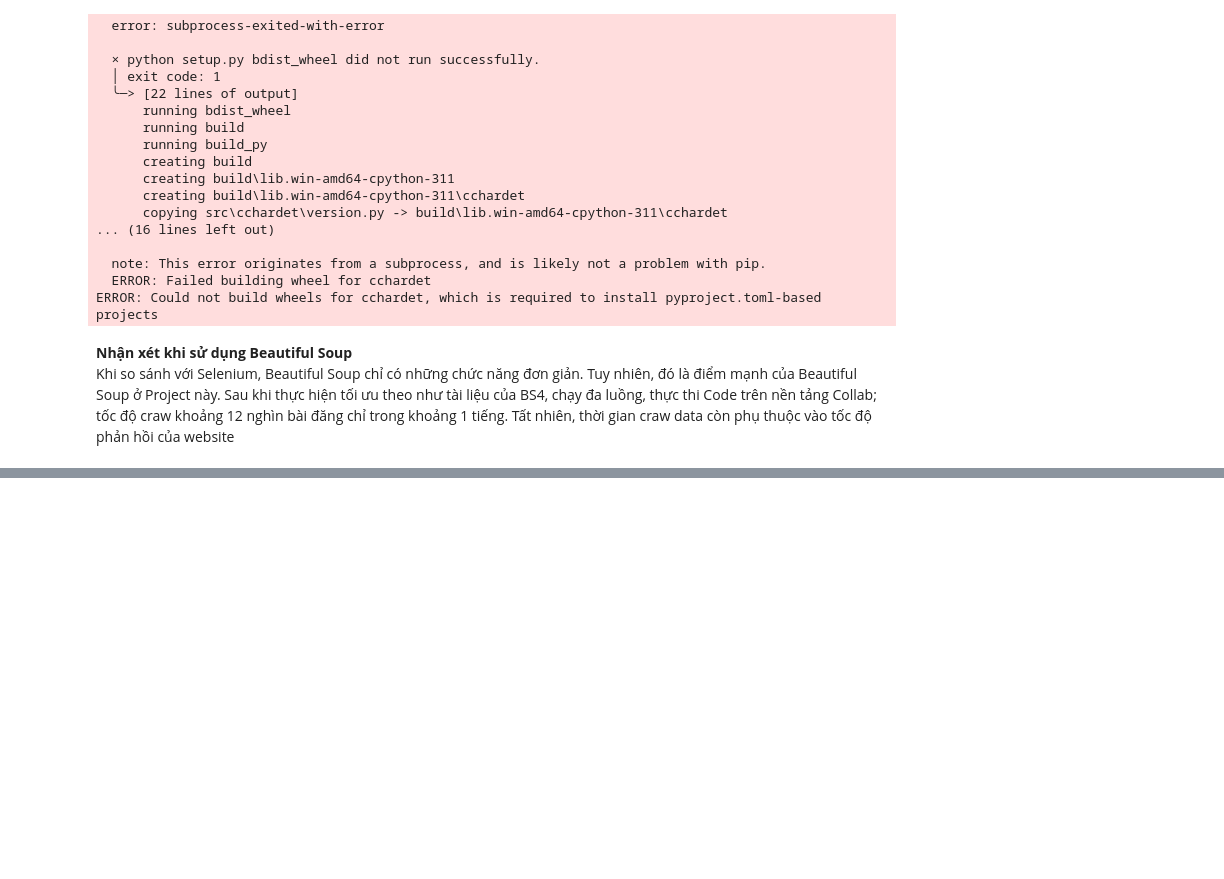
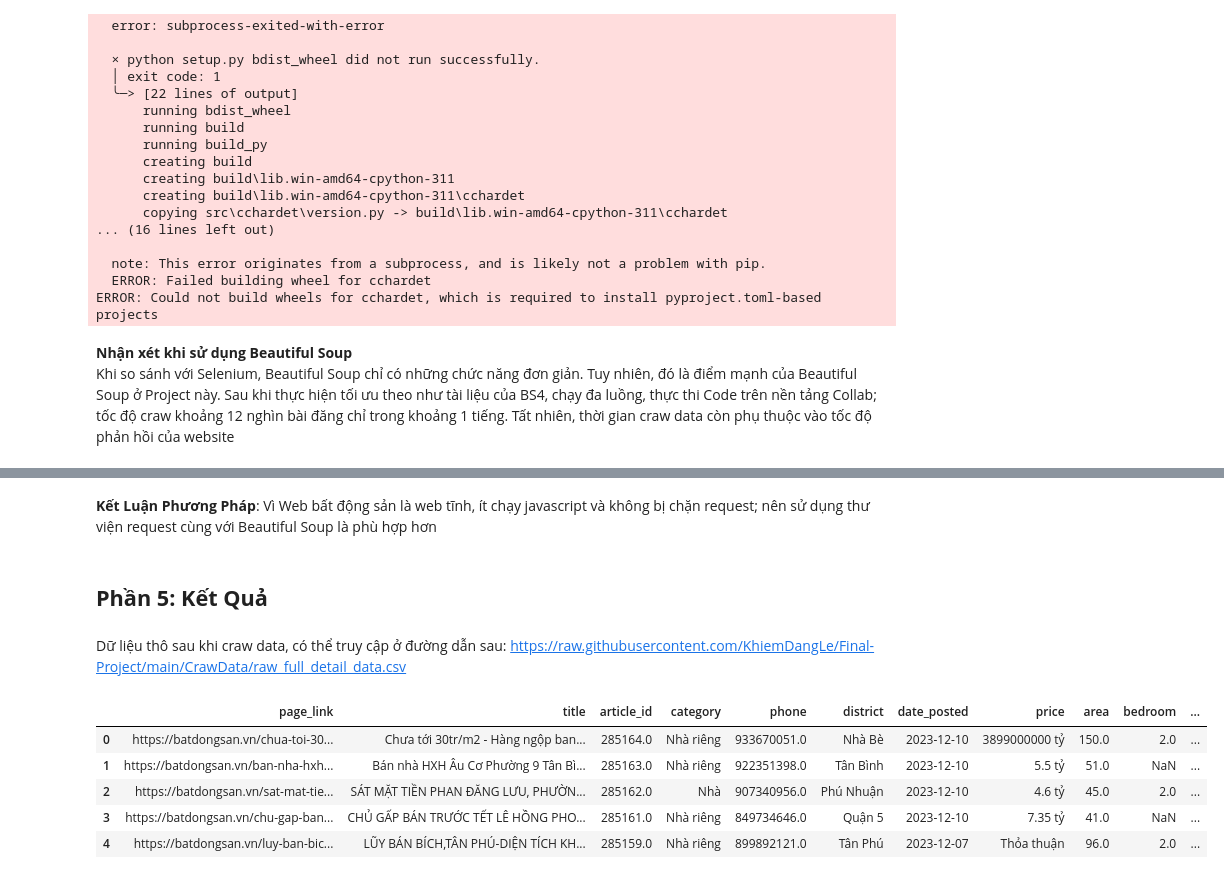
Before and after one commit to KhiemDangLe/Final-Project, a Jupyter notebook: CrawData/craw_data_code.ipynb, the cells around one changed output, grey strips where cells are left out. Cells and saved outputs as stored; diff of their text form; code cells hidden in the pictures; blank space fills up the shorter version.

```diff
--- a/CrawData/1_craw_data_code.ipynb
+++ b/CrawData/craw_data_code.ipynb
@@ -312,0 +370,16 @@ Khi so sánh với Selenium, Beautiful Soup chỉ có những chức năng đơn
+# %% [markdown]
+**Kết Luận Phương Pháp**: Vì Web bất động sản là web tĩnh, ít chạy javascript và không bị chặn request; nên sử dụng thư viện request cùng với Beautiful Soup là phù hợp hơn
+# %% [markdown]
+## **Phần 5: Kết Quả**
+# %% [markdown]
+Dữ liệu thô sau khi craw data, có thể truy cập ở đường dẫn sau: https://raw.githubusercontent.com/KhiemDangLe/Final-Project/main/CrawData/raw_full_detail_data.csv
+# %%
+check_data = pd.read_csv('https://raw.githubusercontent.com/KhiemDangLe/Final-Project/main/CrawData/raw_full_detail_data.csv')
+check_data.head()
+# %% [output]
+|  | page_link | title | article_id | category | phone | district | date_posted | price | area | bedroom | ... |
+| 0 | https://batdongsan.vn/chua-toi-30... | Chưa tới 30tr/m2 - Hàng ngộp ban... | 285164.0 | Nhà riêng | 933670051.0 | Nhà Bè | 2023-12-10 | 3899000000 tỷ | 150.0 | 2.0 | ... |
+| 1 | https://batdongsan.vn/ban-nha-hxh... | Bán nhà HXH Âu Cơ Phường 9 Tân Bì... | 285163.0 | Nhà riêng | 922351398.0 | Tân Bình | 2023-12-10 | 5.5 tỷ | 51.0 | NaN | ... |
+| 2 | https://batdongsan.vn/sat-mat-tie... | SÁT MẶT TIỀN PHAN ĐĂNG LƯU, PHƯỜN... | 285162.0 | Nhà | 907340956.0 | Phú Nhuận | 2023-12-10 | 4.6 tỷ | 45.0 | 2.0 | ... |
+| 3 | https://batdongsan.vn/chu-gap-ban... | CHỦ GẤP BÁN TRƯỚC TẾT LÊ HỒNG PHO... | 285161.0 | Nhà riêng | 849734646.0 | Quận 5 | 2023-12-10 | 7.35 tỷ | 41.0 | NaN | ... |
+| 4 | https://batdongsan.vn/luy-ban-bic... | LŨY BÁN BÍCH,TÂN PHÚ-DIỆN TÍCH KH... | 285159.0 | Nhà riêng | 899892121.0 | Tân Phú | 2023-12-07 | Thỏa thuận | 96.0 | 2.0 | ... |
```
Also changed, not shown: parts of 20 cells of this notebook.
